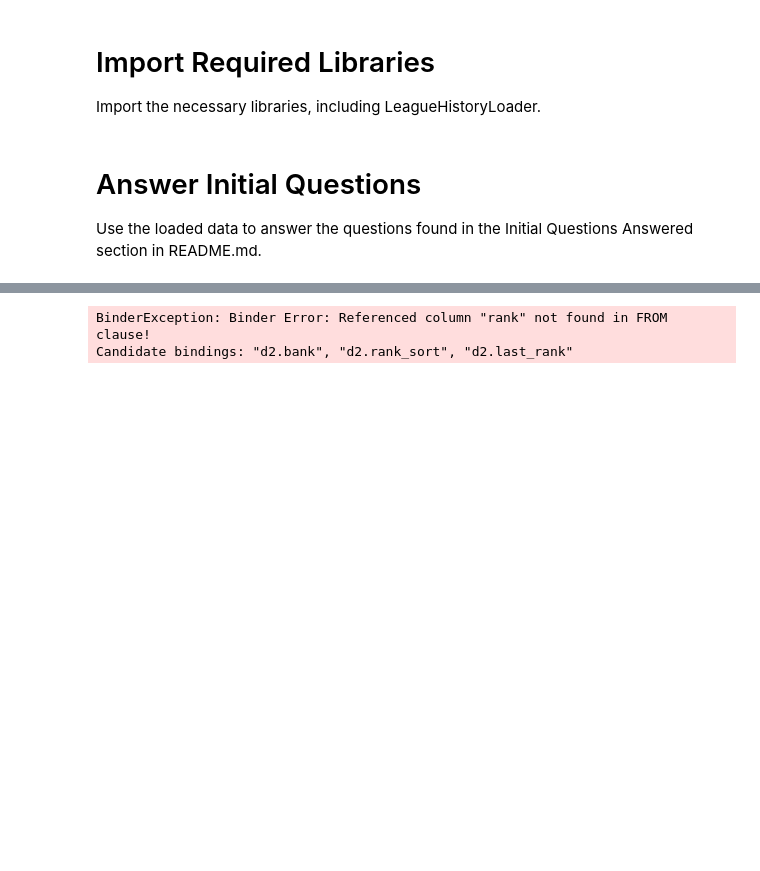
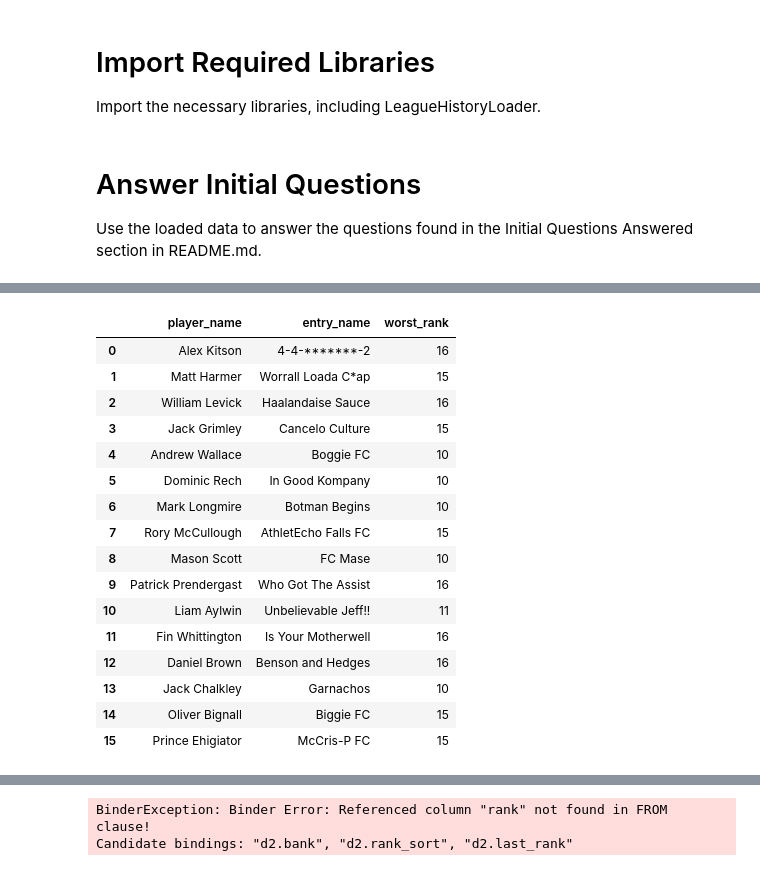
Before and after one commit to edwardjackchandler/fpl_league_wrapped, a Jupyter notebook: test_notebook.ipynb, the cells around one changed output, grey strips where cells are left out. Cells and saved outputs as stored; diff of their text form; code cells hidden in the pictures; blank space fills up the shorter version.

```diff
--- a/test_notebook.ipynb
+++ b/test_notebook.ipynb
@@ -28,0 +230,22 @@ df
+# %%
+# Work out the highest and lowest postition for each player throughout the season
+player_rank = get_player_rank(duckdb_df)
+player_rank[['player_name', 'entry_name', 'worst_rank']]
+# %% [output]
+|  | player_name | entry_name | worst_rank |
+| 0 | Alex Kitson | 4-4-*******-2 | 16 |
+| 1 | Matt Harmer | Worrall Loada C*ap | 15 |
+| 2 | William Levick | Haalandaise Sauce | 16 |
+| 3 | Jack Grimley | Cancelo Culture | 15 |
+| 4 | Andrew Wallace | Boggie FC | 10 |
+| 5 | Dominic Rech | In Good Kompany | 10 |
+| 6 | Mark Longmire | Botman Begins | 10 |
+| 7 | Rory McCullough | AthletEcho Falls FC | 15 |
+| 8 | Mason Scott | FC Mase | 10 |
+| 9 | Patrick Prendergast | Who Got The Assist | 16 |
+| 10 | Liam Aylwin | Unbelievable Jeff!! | 11 |
+| 11 | Fin Whittington | Is Your Motherwell | 16 |
+| 12 | Daniel Brown | Benson and Hedges | 16 |
+| 13 | Jack Chalkley | Garnachos | 10 |
+| 14 | Oliver Bignall | Biggie FC | 15 |
+| 15 | Prince Ehigiator | McCris-P FC | 15 |
```
Also changed, not shown: parts of 8 cells of this notebook, 2 other files.
